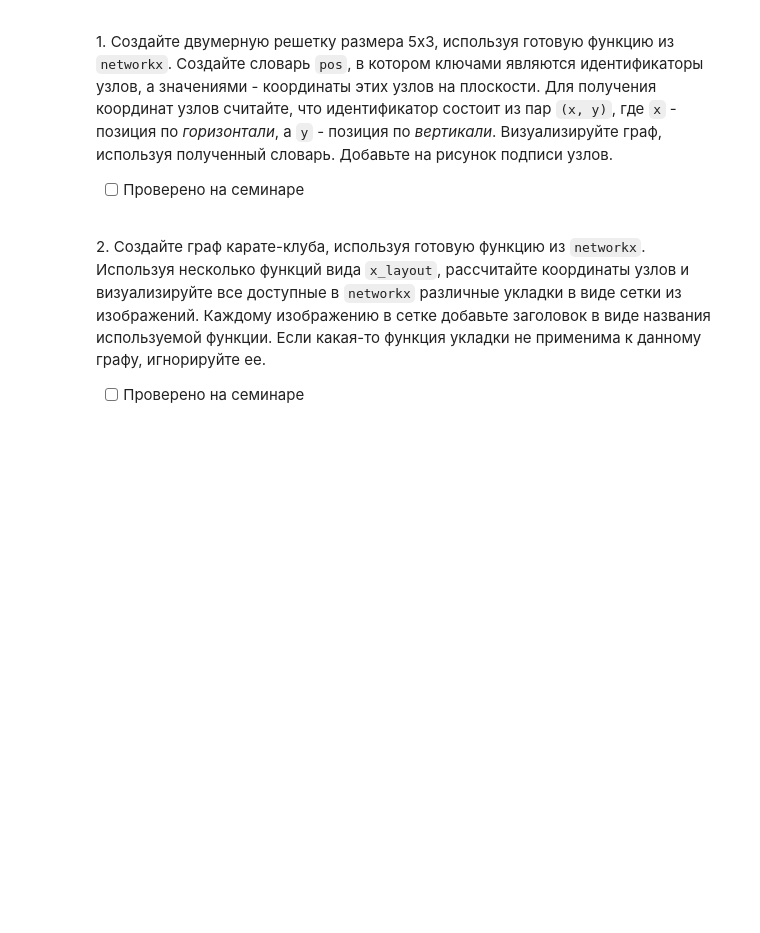
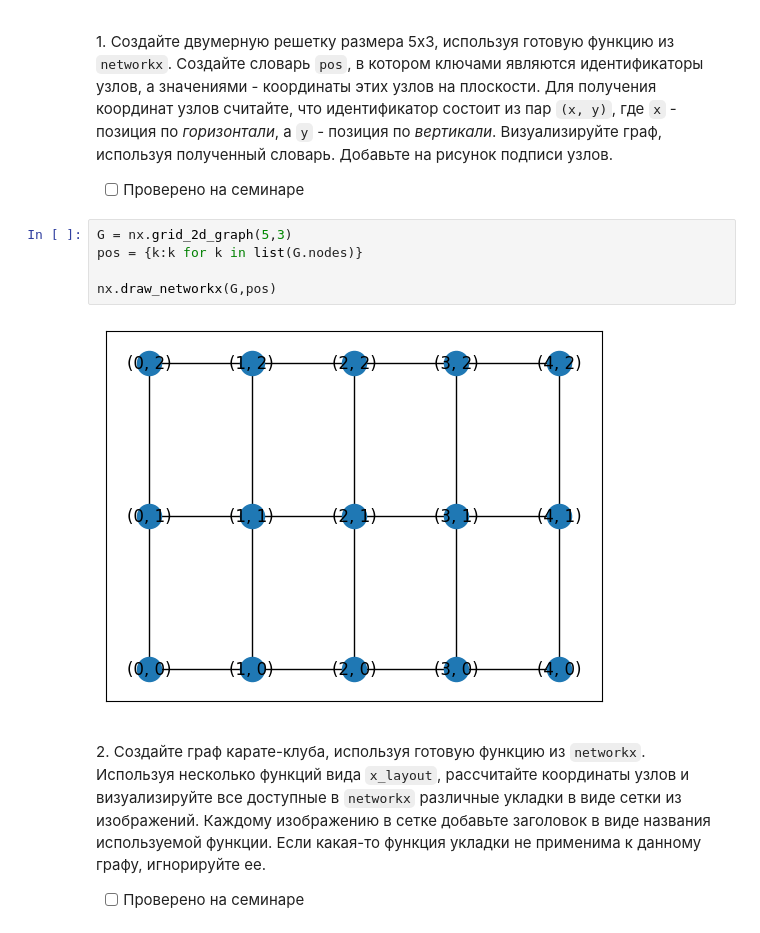
Before and after one commit to Ackrome/FU, a Jupyter notebook: Course_3/SA(C)/02_drawing.ipynb, the cells around one changed output. Cells and saved outputs as stored; diff of their text form; blank space fills up the shorter version.

```diff
--- a/Course_3/SA(C)/02_drawing.ipynb
+++ b/Course_3/SA(C)/02_drawing.ipynb
@@ -24,6 +29,13 @@ __Автор задач: Блохин Н.В. (NVBlokhin@fa.ru)__
 1\. Создайте двумерную решетку размера 5х3, используя готовую функцию из `networkx`. Создайте словарь `pos`, в котором ключами являются идентификаторы узлов, а значениями - координаты этих узлов на плоскости. Для получения координат узлов считайте, что идентификатор состоит из пар `(x, y)`, где `x` - позиция по _горизонтали_, а `y` - позиция по _вертикали_. Визуализируйте граф, используя полученный словарь. Добавьте на рисунок подписи узлов.
 
 - [ ] Проверено на семинаре
+# %%
+G = nx.grid_2d_graph(5,3)
+pos = {k:k for k in list(G.nodes)}
+
+nx.draw_networkx(G,pos)
+# %% [output]
+[figure, added]
 # %% [markdown]
 <p class="task" id="2"></p>
 
```
Also changed, not shown: parts of 6 cells of this notebook, 10 other files.
